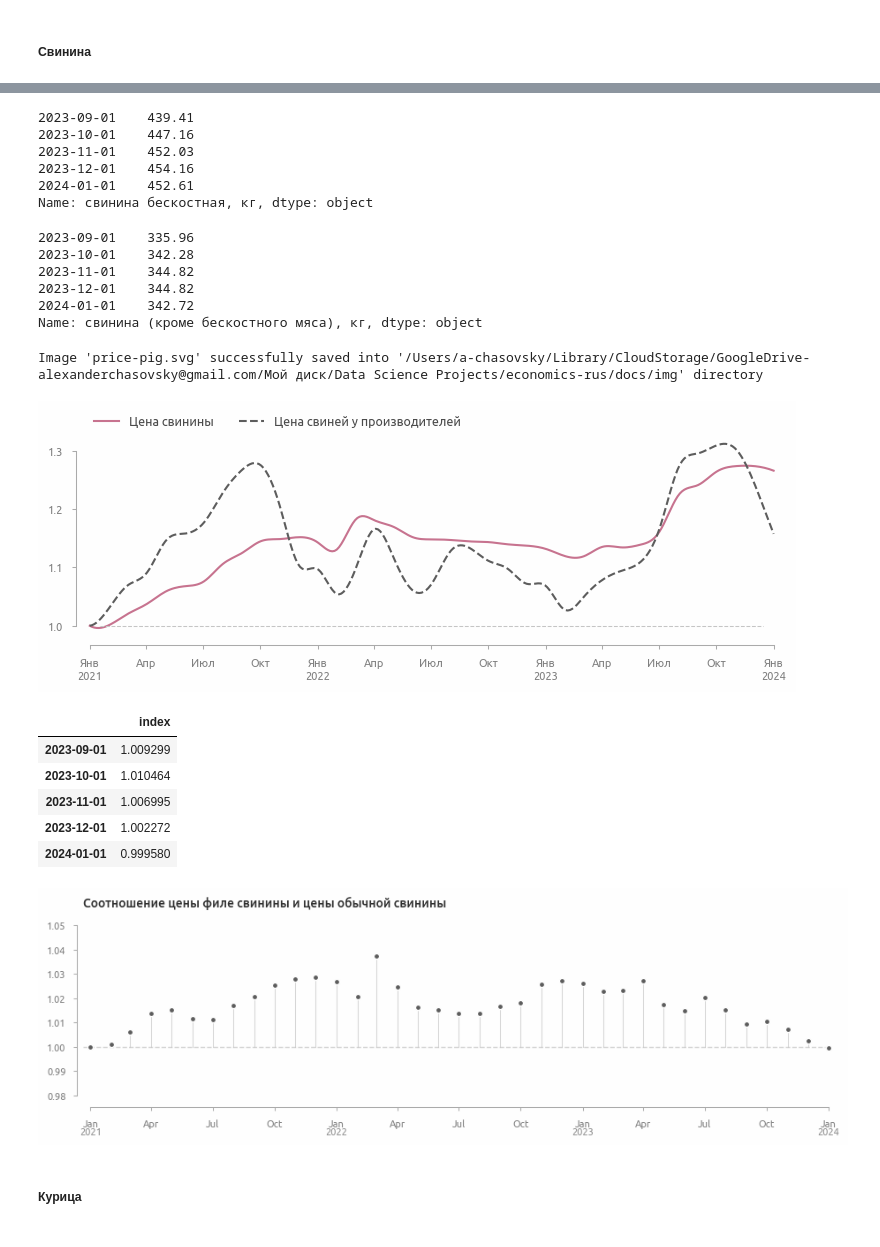
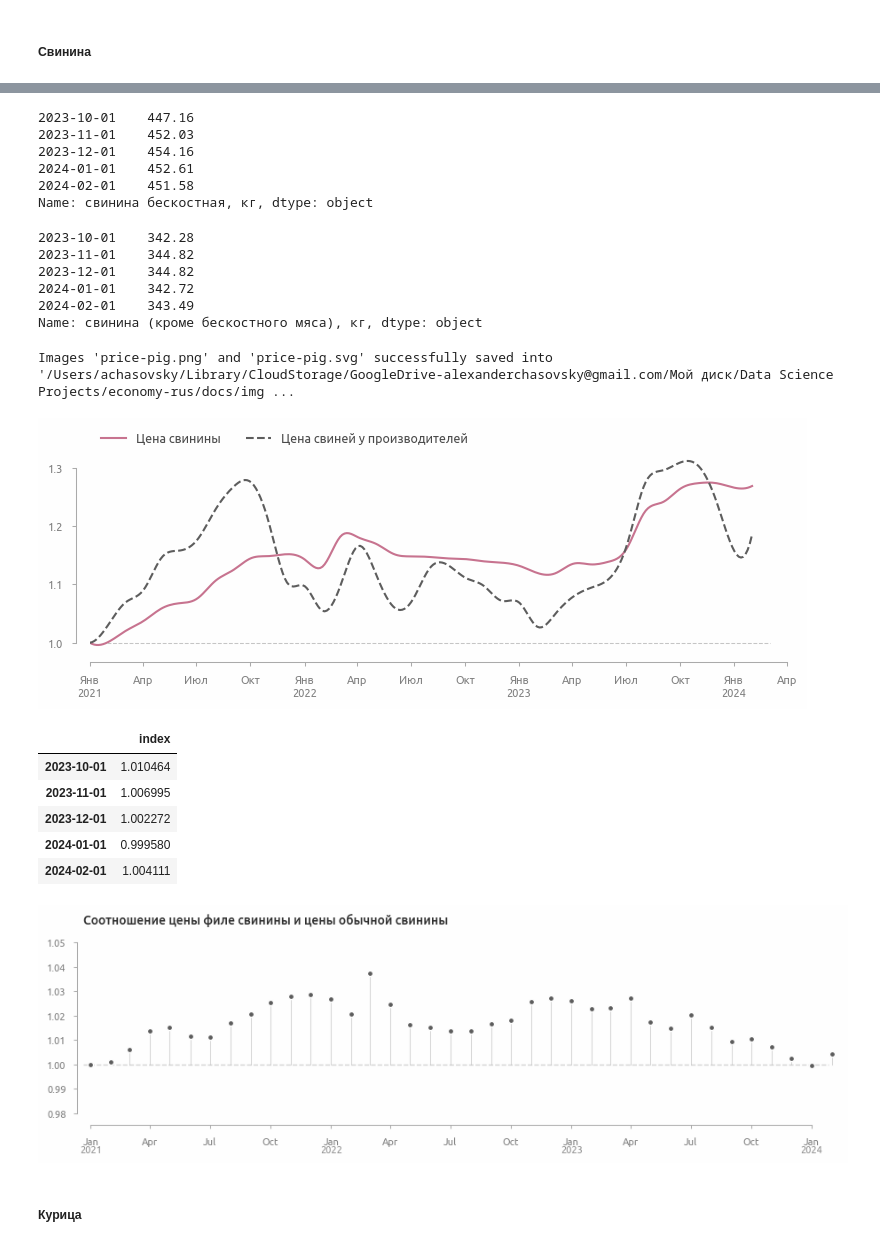
Before and after one commit to a-chasovsky/economics-rus, a Jupyter notebook: notebooks/visualization/consumer-prices-2021-2023.ipynb, the cells around one changed output, grey strips where cells are left out. Drawn from its saved outputs; the diff is of its cells as text; code cells hidden in the pictures.

```diff
--- a/notebooks/visualization/consumer-prices-2021-2023.ipynb
+++ b/notebooks/visualization/consumer-prices-2021-2023.ipynb
@@ -12,8 +12,8 @@ import os
 # %%
 # change directory for the one with libraries, etc.
 path = \
-    ('/Users/a-chasovsky/Library/CloudStorage/GoogleDrive-alexanderchasovsky@gmail.com/'
-     'Мой диск/Data Science Projects/economics-rus/')
+    ('/Users/achasovsky/Library/CloudStorage/GoogleDrive-alexanderchasovsky@gmail.com/'
+     'Мой диск/Data Science Projects/economy-rus/')
 
 os.chdir(path + 'notebooks/')
 
@@ -42,6 +42,8 @@ len(economics_data)
 95
 # %%
 save_plot_dir = path + 'docs/img'
+# %%
+xlim = [dt.date(2021, 1, 1), dt.date(2024, 4, 1)]
 # %% [markdown]
 ### Средние цены производителей сельскохозяйственной продукции 2010-2022
 # %%
@@ -549,11 +556,11 @@ pig_clean.index =  [to_date(x) for x in pig_clean.index]
 # %%
 pig_clean.tail()
 # %% [output]
-2023-09-01    439.41
 2023-10-01    447.16
 2023-11-01    452.03
 2023-12-01    454.16
 2024-01-01    452.61
+2024-02-01    451.58
 Name: свинина бескостная, кг, dtype: object
 # %%
 pig_2021 = prices_food_2021_consumers['свинина (кроме бескостного мяса), кг'].copy()
@@ -569,42 +576,44 @@ pig.index = [to_date(x) for x in pig.index]
 # %%
 pig.tail()
 # %% [output]
-2023-09-01    335.96
 2023-10-01    342.28
 2023-11-01    344.82
 2023-12-01    344.82
 2024-01-01    342.72
+2024-02-01    343.49
 Name: свинина (кроме бескостного мяса), кг, dtype: object
 # %%
 fig = plt.figure()
 plt.plot(
     smoothed(normalized_by_first(pig), datetime_index=True), lw=1.5,
     color=alpha_color(palette[8], 1.15), label='Цена свинины'
 )
 plt.plot(
     smoothed(normalized_by_first(pig_raw), datetime_index=True),
     lw=1.5, ls='--', color=palette[0], label='Цена свиней у производителей'
 )
 plt.axhline(
     1, 0.025, 0.975, lw=0.75, ls='--', color=palette[-2], zorder=10
 )
 plt.legend(**legend_inline, ncols=2)
 # plt.title('Нормализованная цена свинины', **title_inline)
 plt.gca().xaxis.grid(visible=True)
 plt.gca().yaxis.grid(visible=False)
 
-axis_rstyle(yticks=[1, 1.31, 0.1], ylim=[0.99, 1.32], margin=0.01)
 axis_date_transform(
     formatter=matplotlib.dates.DateFormatter('%b'),
     locator=matplotlib.dates.MonthLocator([1,4,7,10]))
 axis_dates_capitalize()
 axis_add_date_xaxis(offset=25)
 axis_dates_translate_months()
 
+plt.xlim(xlim)
+axis_rstyle(offset_left=10, yticks=[1, 1.31, 0.1], ylim=[0.99, 1.32])
+
 savefig('price-pig', dir=save_plot_dir, dpi=100)
 # %% [output]
-Image 'price-pig.svg' successfully saved into '/Users/a-chasovsky/Library/CloudStorage/GoogleDrive-alexanderchasovsky@gmail.com/Мой диск/Data Science Projects/economics-rus/docs/img' directory
+Images 'price-pig.png' and 'price-pig.svg' successfully saved into '/Users/achasovsky/Library/CloudStorage/GoogleDrive-alexanderchasovsky@gmail.com/Мой диск/Data Science Projects/economy-rus/docs/img ...
-[figure, old version]
+[figure, new version]
 # %%
 set_location()
 # %%
@@ -613,11 +622,11 @@ pig_price = normalized_by_first(pig/pig_clean).rename(columns={0: 'index'})
 pig_price.tail()
 # %% [output]
 |  | index |
-| 2023-09-01 | 1.009299 |
 | 2023-10-01 | 1.010464 |
 | 2023-11-01 | 1.006995 |
 | 2023-12-01 | 1.002272 |
 | 2024-01-01 | 0.999580 |
+| 2024-02-01 | 1.004111 |
 # %%
 fig = plt.figure(figsize=(11, 2.5))
 plt.scatter(x=pig_price.index, y=pig_price['index'], s=20, zorder=50)
@@ -637,7 +646,7 @@ axis_rstyle(margin=0.01, offset_bottom=10)
 axis_new_year(year_axis_pad=-0.16, language='rus')
 set_location()
 # %% [output]
-[figure, old version]
+[figure, new version]
 # %% [markdown]
 ##### Курица
 # %%
```
Also changed, not shown: parts of 37 cells of this notebook, 22 other files.
